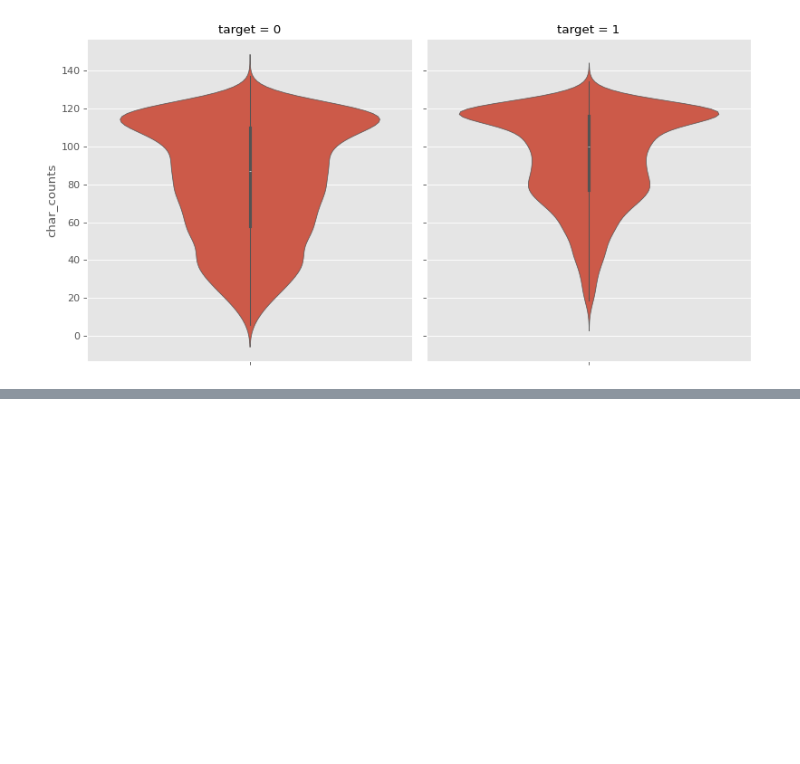
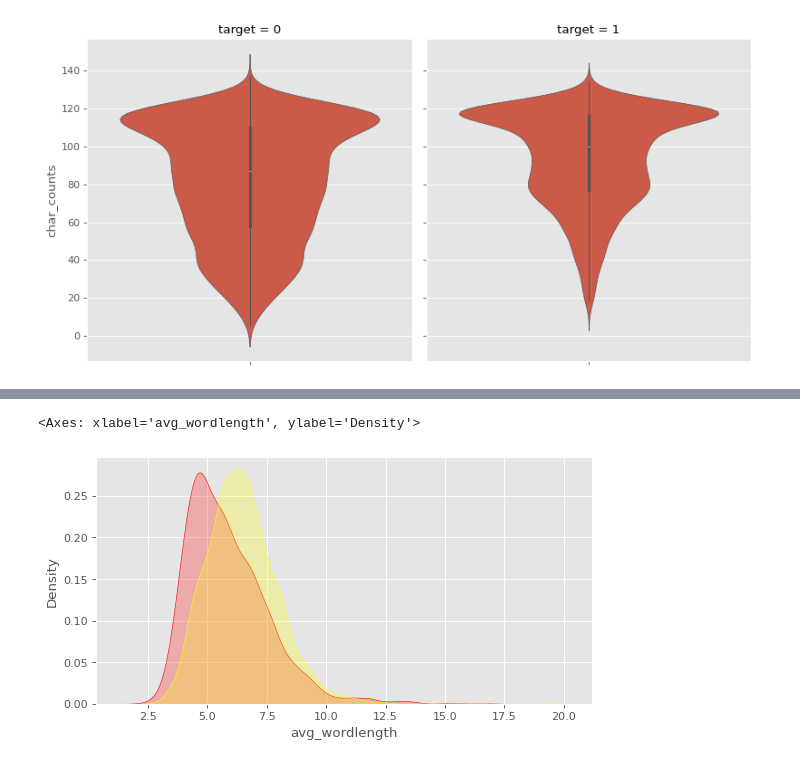
Before and after one commit to bbhargava/Bert_Basic_Movie_review, a Jupyter notebook: Disaster_Tweet_Classification.ipynb, the cells around one changed output, grey strips where cells are left out. Saved outputs shown, nothing was run; the diff lists cells and outputs as text; code cells hidden in the pictures; blank space fills up the shorter version.

```diff
--- a/Disaster_Tweet_Classification.ipynb
+++ b/Disaster_Tweet_Classification.ipynb
@@ -147,0 +143,6 @@ sns.catplot(y='char_counts',data=tweet, kind='violin', col='target')
+# %%
+sns.kdeplot(tweet.loc[tweet['target'] == 0, 'avg_wordlength'], fill=True, color='red')
+sns.kdeplot(tweet.loc[tweet['target'] == 1, 'avg_wordlength'], fill=True, color='yellow')
+# %% [output]
+<Axes: xlabel='avg_wordlength', ylabel='Density'>
+[figure, added]
```
Also changed, not shown: parts of 12 cells of this notebook.
